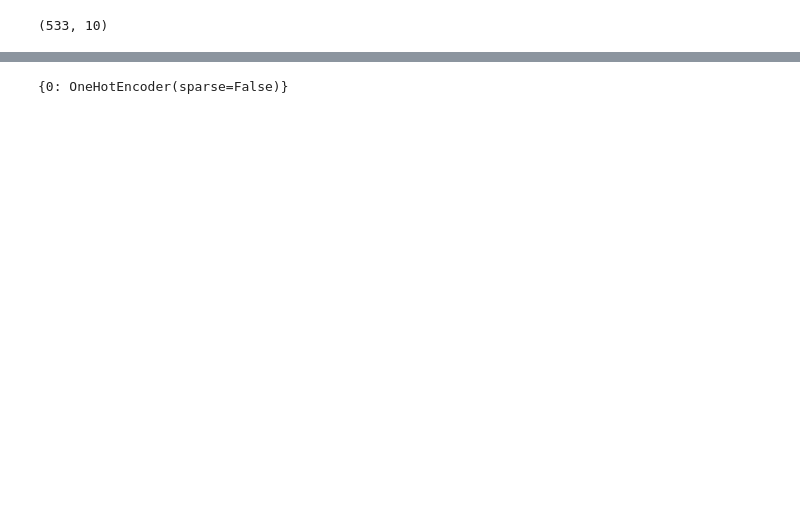
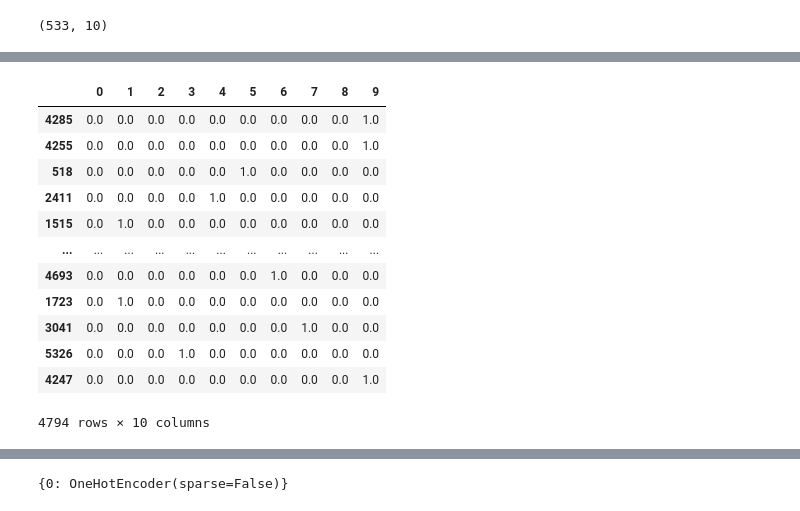
Before and after one commit to farookfazni/AI-to-Predict-Career-Path, a Jupyter notebook: 2ndMoedl.ipynb, the cells around one changed output, grey strips where cells are left out. Drawn from its saved outputs; the diff is of its cells as text; code cells hidden in the pictures; blank space fills up the shorter version.

Commit message:
2nd model finalized

```diff
--- a/2ndMoedl.ipynb
+++ b/2ndMoedl.ipynb
@@ -1383,0 +2499,3 @@ model.compile(optimizer=keras.optimizers.RMSprop(learning_rate=0.001),
+# %%
+y_ = y.iloc[:, ::-1]
+y_
@@ -1384,3 +2516,22 @@ model.compile(optimizer=keras.optimizers.RMSprop(learning_rate=0.001),
+# %%
+from sklearn.model_selection import train_test_split
+X_train,X_test,y_train,y_test = train_test_split(X,y_,test_size=0.1)
+# %%
+X_train
+# %% [output]
+|  | 0 | 1 | 2 | 3 | 4 | 5 | 6 | 7 | 8 | 9 |
+| 4285 | 0.0 | 0.0 | 0.0 | 0.0 | 0.0 | 0.0 | 0.0 | 0.0 | 0.0 | 1.0 |
+| 4255 | 0.0 | 0.0 | 0.0 | 0.0 | 0.0 | 0.0 | 0.0 | 0.0 | 0.0 | 1.0 |
+| 518 | 0.0 | 0.0 | 0.0 | 0.0 | 0.0 | 1.0 | 0.0 | 0.0 | 0.0 | 0.0 |
+| 2411 | 0.0 | 0.0 | 0.0 | 0.0 | 1.0 | 0.0 | 0.0 | 0.0 | 0.0 | 0.0 |
+| 1515 | 0.0 | 1.0 | 0.0 | 0.0 | 0.0 | 0.0 | 0.0 | 0.0 | 0.0 | 0.0 |
+| ... | ... | ... | ... | ... | ... | ... | ... | ... | ... | ... |
+| 4693 | 0.0 | 0.0 | 0.0 | 0.0 | 0.0 | 0.0 | 1.0 | 0.0 | 0.0 | 0.0 |
+| 1723 | 0.0 | 1.0 | 0.0 | 0.0 | 0.0 | 0.0 | 0.0 | 0.0 | 0.0 | 0.0 |
+| 3041 | 0.0 | 0.0 | 0.0 | 0.0 | 0.0 | 0.0 | 0.0 | 1.0 | 0.0 | 0.0 |
+| 5326 | 0.0 | 0.0 | 0.0 | 1.0 | 0.0 | 0.0 | 0.0 | 0.0 | 0.0 | 0.0 |
+| 4247 | 0.0 | 0.0 | 0.0 | 0.0 | 0.0 | 0.0 | 0.0 | 0.0 | 0.0 | 1.0 |
+4794 rows × 10 columns
 # %%
 model.fit(X_train, y_train, epochs=10)
 # %% [output]
```
Also changed, not shown: parts of 165 cells of this notebook.
